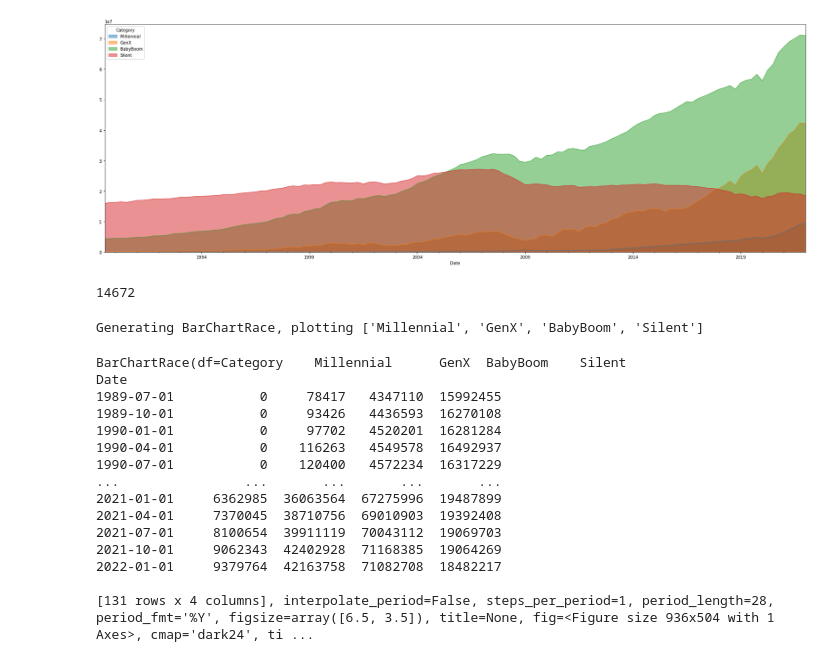
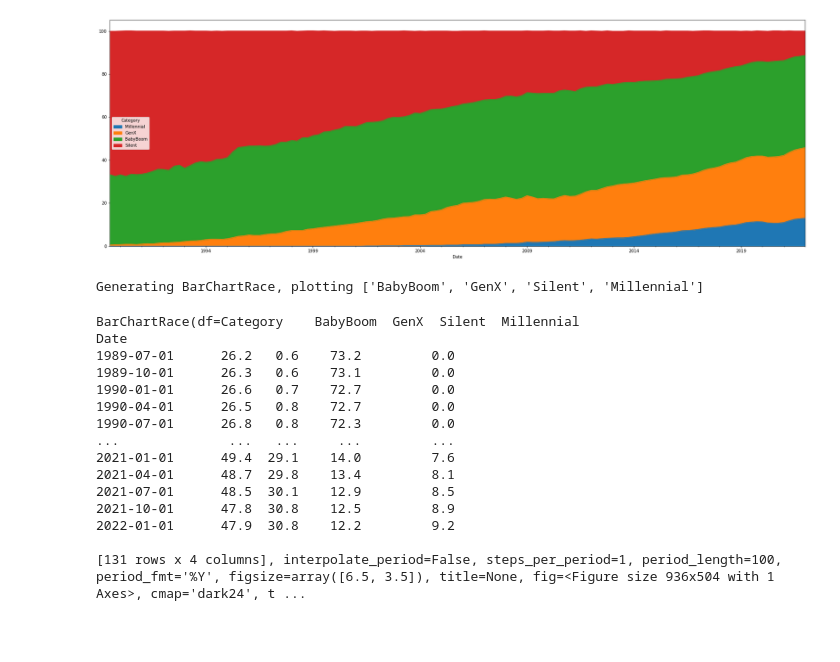
Before and after one commit to pas3n7/ColabDataScienceLearning, a Jupyter notebook: Distributional_Financial_Accounts.ipynb, the cells around one changed output. Saved outputs shown, nothing was run; the diff lists cells and outputs as text; code cells hidden in the pictures; blank space fills up the shorter version.

```diff
--- a/Distributional_Financial_Accounts.ipynb
+++ b/Distributional_Financial_Accounts.ipynb
@@ -30,37 +12,31 @@ Successfully installed attrs-19.3.0 pandas-alive-0.2.4
     !unzip dfa.zip
     !ls
 # %%
-genworth = pd.read_csv("/content/dfa-generation-levels-detail.csv")
+genworth = pd.read_csv("/content/dfa-generation-shares-detail.csv")
 genworth['Date'] = pd.PeriodIndex(genworth['Date'].str.replace(':', '-'), freq='Q').to_timestamp()
 toplot = genworth.set_index(['Date','Category'])
 # %%
 #@title Select Category { run: "auto" }
-dropdown = 'Net worth' #@param ['Assets', 'Nonfinancial assets', 'Real estate', 'Consumer durables','Financial assets', 'Checkable deposits and currency',       'Time deposits and short-term investments', 'Money market fund shares',       'Debt securities', 'U.S. government and municipal securities',       'Corporate and foreign bonds', 'Loans (Assets)',       'Other loans and advances (Assets)', 'Mortgages',       'Corporate equities and mutual fund shares', 'Life insurance reserves',       'Pension entitlements', 'Equity in noncorporate business',       'Miscellaneous assets', 'Liabilities', 'Loans (Liabilities)',       'Home mortgages', 'Consumer credit',       'Depository institutions loans n.e.c.',       'Other loans and advances (Liabilities)',       'Deferred and unpaid life insurance premiums', 'Net worth',       'Household count']
-theplot = toplot[dropdown].unstack()[['Millennial', 'GenX', 'BabyBoom', 'Silent']].plot(kind="area", stacked=False, legend=True, figsize=(30,10))
+dropdown = 'Real estate' #@param ['Assets', 'Nonfinancial assets', 'Real estate', 'Consumer durables','Financial assets', 'Checkable deposits and currency',       'Time deposits and short-term investments', 'Money market fund shares',       'Debt securities', 'U.S. government and municipal securities',       'Corporate and foreign bonds', 'Loans (Assets)',       'Other loans and advances (Assets)', 'Mortgages',       'Corporate equities and mutual fund shares', 'Life insurance reserves',       'Pension entitlements', 'Equity in noncorporate business',       'Miscellaneous assets', 'Liabilities', 'Loans (Liabilities)',       'Home mortgages', 'Consumer credit',       'Depository institutions loans n.e.c.',       'Other loans and advances (Liabilities)',       'Deferred and unpaid life insurance premiums', 'Net worth',       'Household count']
+theplot = toplot[dropdown].unstack()[['Millennial', 'GenX', 'BabyBoom', 'Silent']].plot(kind='area', figsize=(30,10))
 # %% [output]
-[figure, old version]
+[figure, new version]
-# %%
-#pandas_alive takes a period length, we want to specify seconds of the total length of the animation instead
-animlength = 1000* 15 #time in miliseconds for animation to last (seconds * 1000)
-plen = animlength // toplot.shape[0]
-# %% [output]
-14672
 # %%
-toplot[dropdown].unstack()[['Millennial', 'GenX', 'BabyBoom', 'Silent']].plot_animated(filename='networth.gif', period_fmt='%Y',interpolate_period=False, steps_per_period=1, period_length=plen)
+toplot[dropdown].unstack()[['Millennial', 'GenX', 'BabyBoom', 'Silent']].plot_animated(filename='networth.gif', period_fmt='%Y', period_length=100, interpolate_period=False,steps_per_period=1, fixed_order=True, fixed_max=True, orientation='v', label_bars=False)
 # %% [output]
-Generating BarChartRace, plotting ['Millennial', 'GenX', 'BabyBoom', 'Silent']
+Generating BarChartRace, plotting ['BabyBoom', 'GenX', 'Silent', 'Millennial']
-BarChartRace(df=Category    Millennial      GenX  BabyBoom    Silent
+BarChartRace(df=Category    BabyBoom  GenX  Silent  Millennial
 Date
-1989-07-01           0     78417   4347110  15992455
-1989-10-01           0     93426   4436593  16270108
-1990-01-01           0     97702   4520201  16281284
-1990-04-01           0    116263   4549578  16492937
-1990-07-01           0    120400   4572234  16317229
-...                ...       ...       ...       ...
-2021-01-01     6362985  36063564  67275996  19487899
-2021-04-01     7370045  38710756  69010903  19392408
-2021-07-01     8100654  39911119  70043112  19069703
-2021-10-01     9062343  42402928  71168385  19064269
-2022-01-01     9379764  42163758  71082708  18482217
+1989-07-01      26.2   0.6    73.2         0.0
+1989-10-01      26.3   0.6    73.1         0.0
+1990-01-01      26.6   0.7    72.7         0.0
+1990-04-01      26.5   0.8    72.7         0.0
+1990-07-01      26.8   0.8    72.3         0.0
+...              ...   ...     ...         ...
+2021-01-01      49.4  29.1    14.0         7.6
+2021-04-01      48.7  29.8    13.4         8.1
+2021-07-01      48.5  30.1    12.9         8.5
+2021-10-01      47.8  30.8    12.5         8.9
+2022-01-01      47.9  30.8    12.2         9.2
 
-[131 rows x 4 columns], interpolate_period=False, steps_per_period=1, period_length=28, period_fmt='%Y', figsize=array([6.5, 3.5]), title=None, fig=<Figure size 936x504 with 1 Axes>, cmap='dark24', ti ...
+[131 rows x 4 columns], interpolate_period=False, steps_per_period=1, period_length=100, period_fmt='%Y', figsize=array([6.5, 3.5]), title=None, fig=<Figure size 936x504 with 1 Axes>, cmap='dark24', t ...
```
Also changed, not shown: parts of 5 cells of this notebook.
